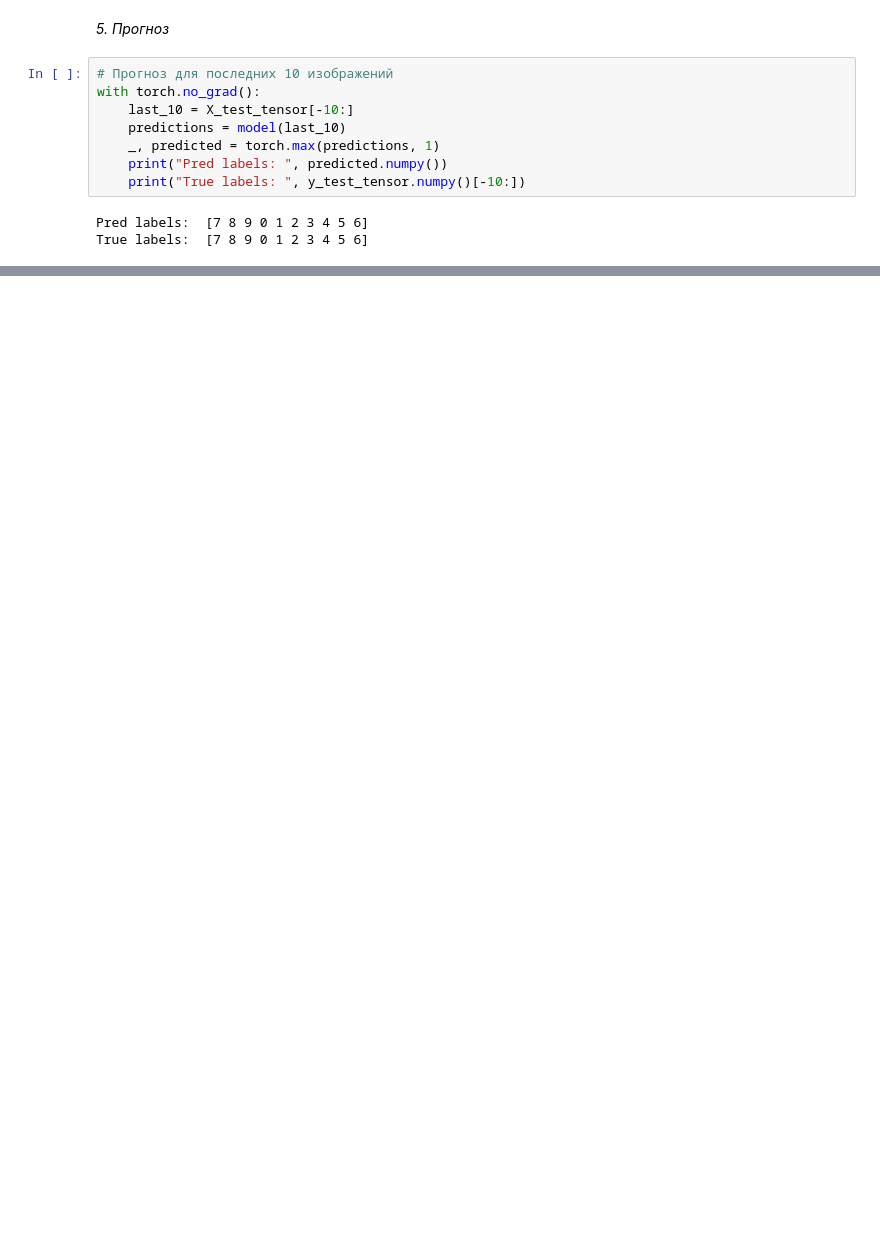
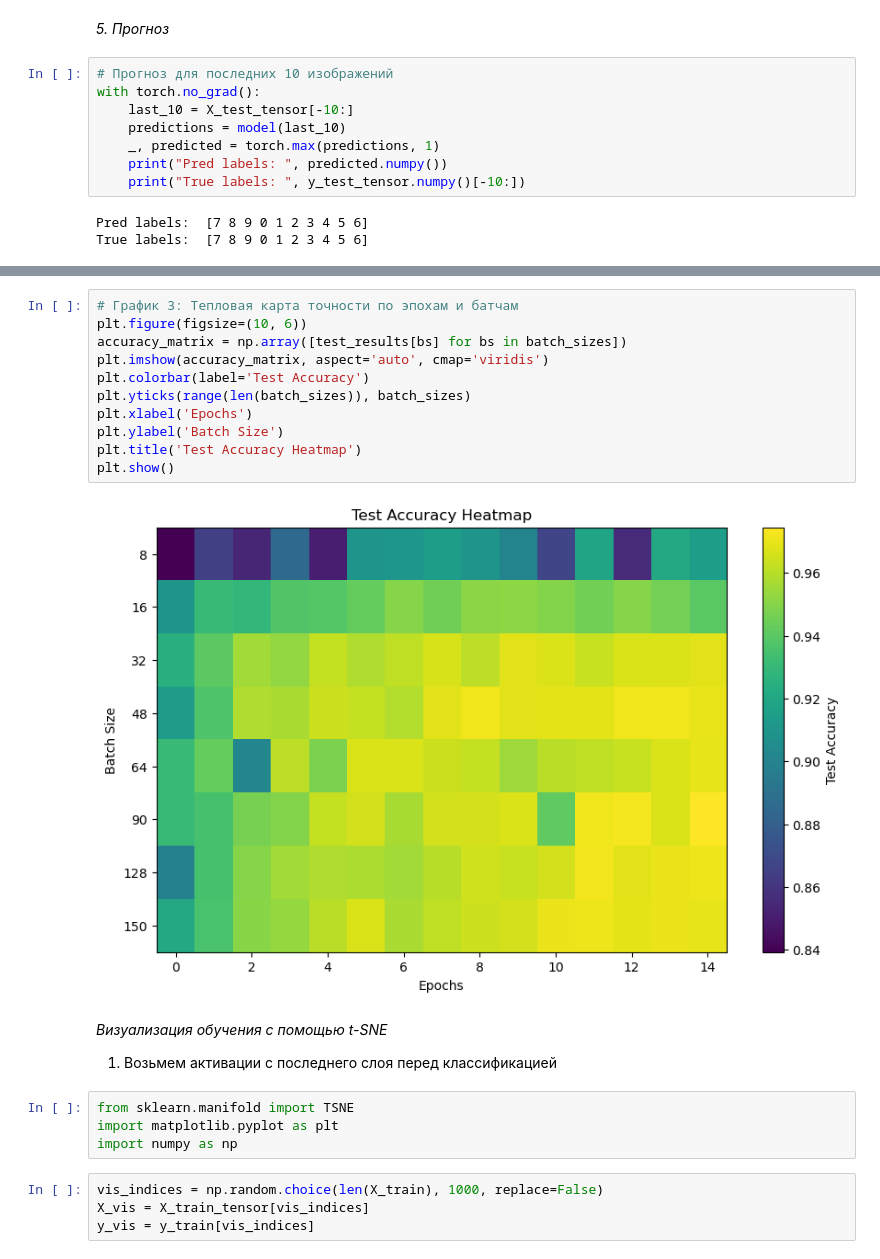
Before and after one commit to Bit-Maximum/MLP-for-MNIST, a Jupyter notebook: MLP MNIST.ipynb, the cells around one changed output, grey strips where cells are left out. Saved outputs shown, nothing was run; the diff lists cells and outputs as text; blank space fills up the shorter version.

```diff
--- a/MLP MNIST.ipynb
+++ b/MLP MNIST.ipynb
@@ -210,0 +239,25 @@ True labels:  [7 8 9 0 1 2 3 4 5 6]
+# %%
+# График 3: Тепловая карта точности по эпохам и батчам
+plt.figure(figsize=(10, 6))
+accuracy_matrix = np.array([test_results[bs] for bs in batch_sizes])
+plt.imshow(accuracy_matrix, aspect='auto', cmap='viridis')
+plt.colorbar(label='Test Accuracy')
+plt.yticks(range(len(batch_sizes)), batch_sizes)
+plt.xlabel('Epochs')
+plt.ylabel('Batch Size')
+plt.title('Test Accuracy Heatmap')
+plt.show()
+# %% [output]
+[figure, added]
+# %% [markdown]
+*Визуализация обучения с помощью t-SNE*
+
+1. Возьмем активации с последнего слоя перед классификацией
+# %%
+from sklearn.manifold import TSNE
+import matplotlib.pyplot as plt
+import numpy as np
+# %%
+vis_indices = np.random.choice(len(X_train), 1000, replace=False)
+X_vis = X_train_tensor[vis_indices]
+y_vis = y_train[vis_indices]
```
Also changed, not shown: parts of 13 cells of this notebook, 10 other files.
